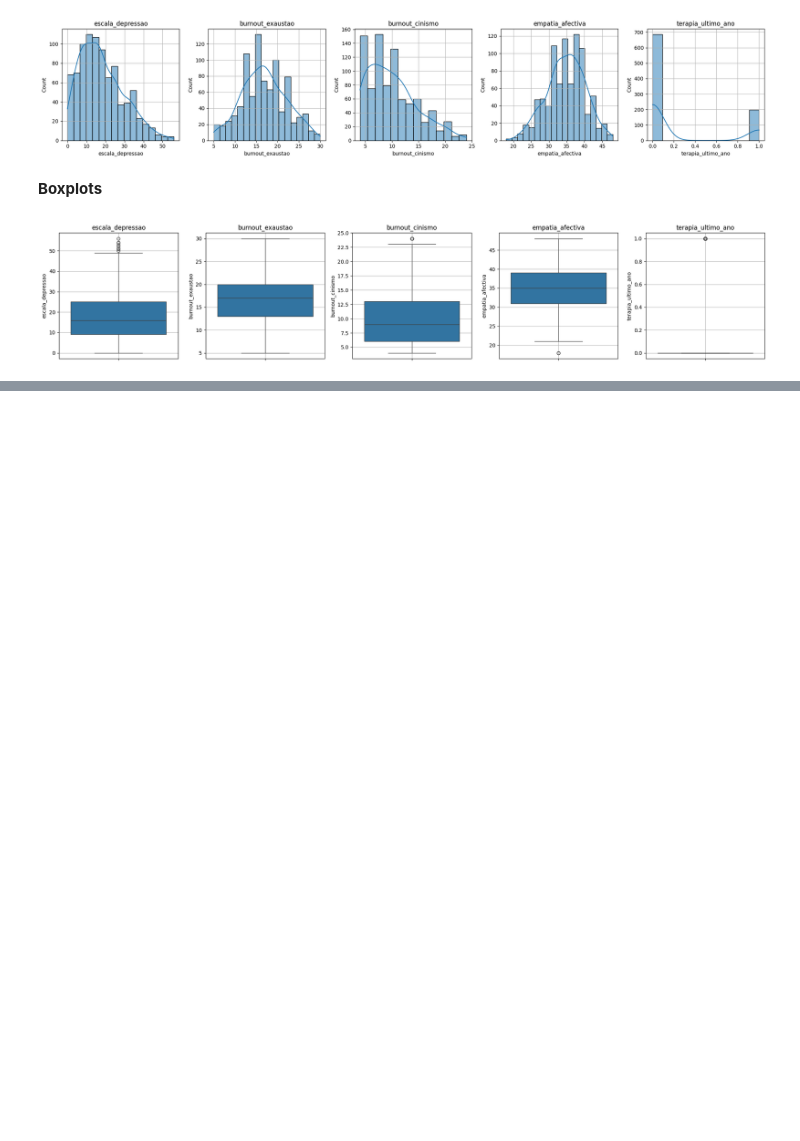
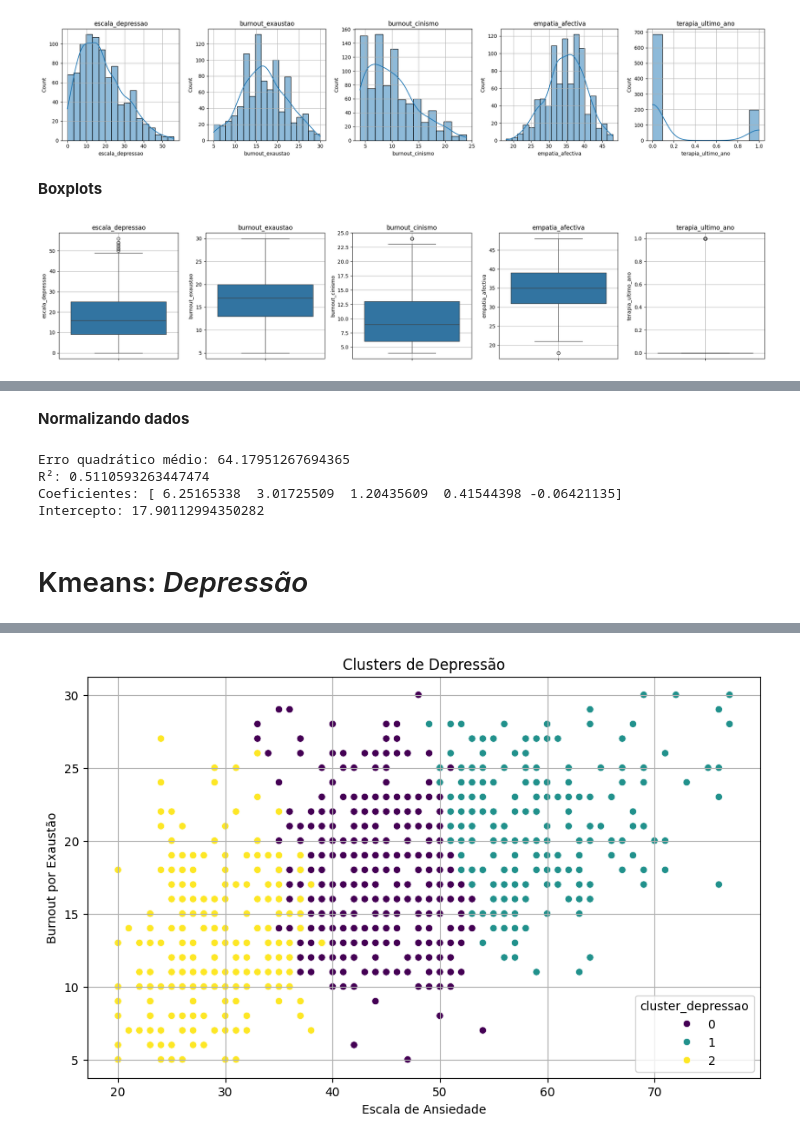
Before and after one commit to tavares51/tcc_data_science, a Jupyter notebook: ia_estudantes.ipynb, the cells around one changed output, grey strips where cells are left out. Cells and saved outputs as stored; diff of their text form; code cells hidden in the pictures; blank space fills up the shorter version.

```diff
--- a/ia_estudantes.ipynb
+++ b/ia_estudantes.ipynb
@@ -437,0 +480,2 @@ plt.show()
+# %% [markdown]
+**Normalizando dados**
@@ -437,0 +494,57 @@ plt.show()
+# %%
+# Criar o modelo de regressão linear
+model = LinearRegression()
+
+# Treinar o modelo
+model.fit(X_train_scaled, y_train)
+
+# Fazer previsões no conjunto de teste
+y_pred = model.predict(X_test_scaled)
+
+# Avaliar o modelo
+mse = mean_squared_error(y_test, y_pred)
+r2 = r2_score(y_test, y_pred)
+
+print('Erro quadrático médio:', mse)
+print('R²:', r2)
+
+# Imprimir os coeficientes
+print('Coeficientes:', model.coef_)
+print('Intercepto:', model.intercept_)
+# %% [output]
+Erro quadrático médio: 64.17951267694365
+R²: 0.5110593263447474
+Coeficientes: [ 6.25165338  3.01725509  1.20435609  0.41544398 -0.06421135]
+Intercepto: 17.90112994350282
+# %% [markdown]
+# Kmeans: *Depressão*
+# %%
+# prompt: gere um modelo com kameans, utilizando as variaveis mais correlacioandas com a depressão
+
+import matplotlib.pyplot as plt
+from sklearn.cluster import KMeans
+
+# Variáveis de interesse
+X = df[['escala_ansiedade', 'burnout_exaustao', 'burnout_cinismo', 'terapia_ultimo_ano', 'empatia_afectiva']]
+
+# Criar o modelo KMeans com 3 clusters
+kmeans = KMeans(n_clusters=3, random_state=SEED)
+
+# Treinar o modelo
+kmeans.fit(X)
+
+# Obter os clusters para cada ponto de dados
+clusters = kmeans.labels_
+
+# Adicionar os clusters ao DataFrame original
+df['cluster_depressao'] = clusters
+
+# Visualizar os clusters
+plt.figure(figsize=(10, 6))
+sns.scatterplot(x='escala_ansiedade', y='burnout_exaustao', hue='cluster_depressao', data=df, palette='viridis')
+plt.title('Clusters de Depressão')
+plt.xlabel('Escala de Ansiedade')
+plt.ylabel('Burnout por Exaustão')
+plt.grid(True)
+plt.show()
+# %% [output]
@@ -437,0 +552 @@ plt.show()
+[figure, added]
```
Also changed, not shown: parts of 15 cells of this notebook.
